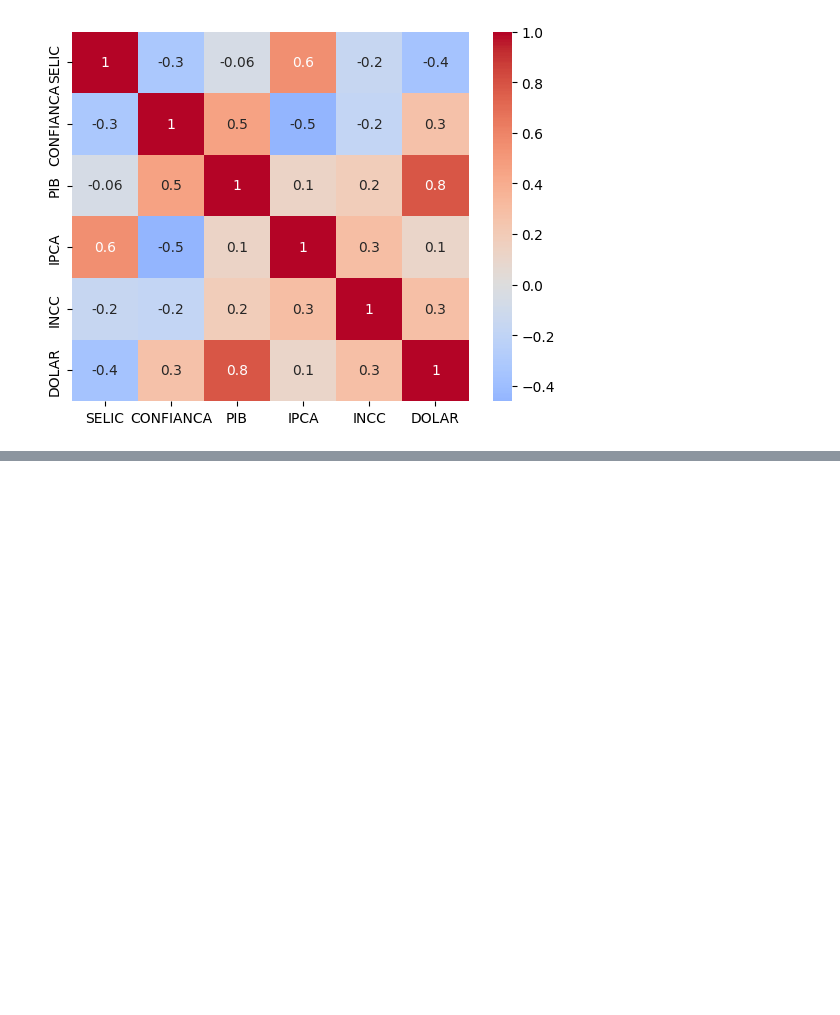
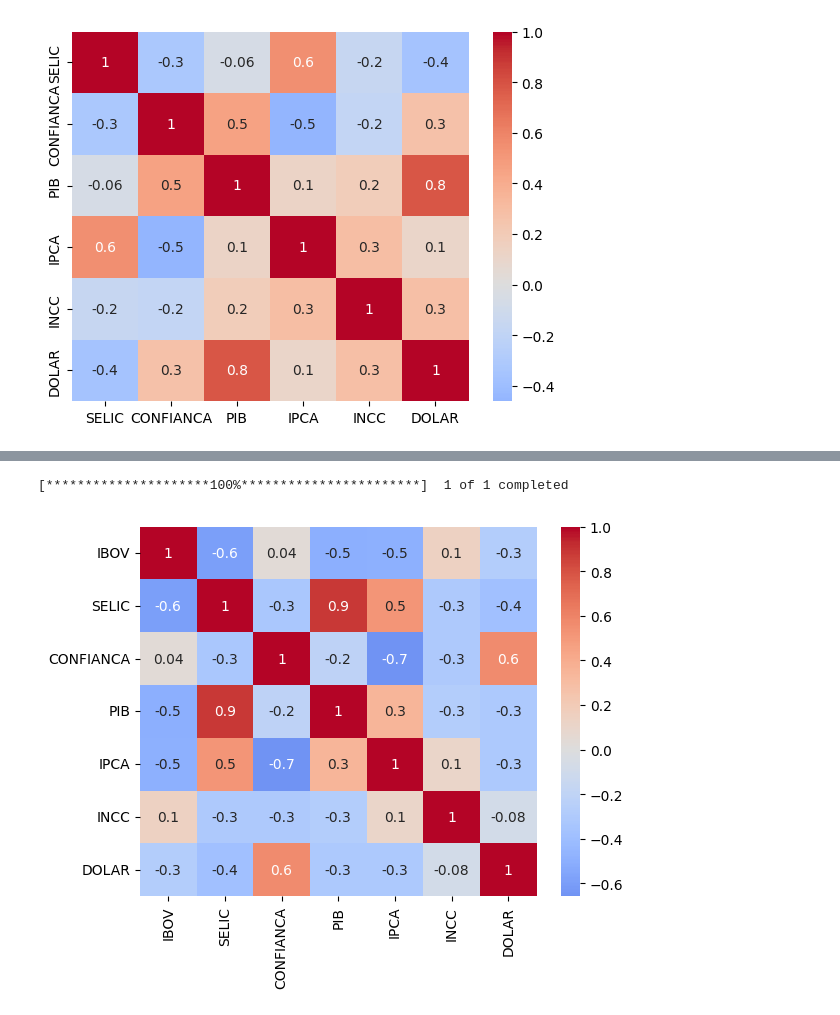
Before and after one commit to wpsilva/Macro, a Jupyter notebook: macro.ipynb, the cells around one changed output, grey strips where cells are left out. Cells and saved outputs as stored; diff of their text form; code cells hidden in the pictures; blank space fills up the shorter version.

```diff
--- a/macro.ipynb
+++ b/macro.ipynb
@@ -369,3 +369,17 @@ fig = make_subplots(rows=1, cols=1, specs=[[{'secondary_y': True}]])
 fig.add_trace(go.Scatter(name="PIB", x=macros.index, y=macros["PIB"]), row=1, col=1)
 fig.add_trace(go.Scatter(name="DOLAR", x=macros.index, y=macros["DOLAR"]), row=1, col=1, secondary_y=True)
 fig.show()
+# %%
+selic3 = pd.DataFrame()
+confianca_consumidor3 = pd.DataFrame()
+pib3 = pd.DataFrame()
+incc3 = pd.DataFrame()
+ipca3 = pd.DataFrame()
+dolar3 = pd.DataFrame()
+# %%
+selic3["SELIC"] = nasdaqdatalink.get("BCB/432", start_date="2015-01-01", collapse='daily')
+ipca3["IPCA"] = nasdaqdatalink.get("BCB/13522", start_date='2015-01-01', collapse='daily')
+incc3["INCC"] = nasdaqdatalink.get("BCB/192", start_date='2015-01-01', collapse='daily')
+pib3["PIB"] = nasdaqdatalink.get("BCB/4380", start_date='2015-01-01', collapse='daily')
+confianca_consumidor3["CONFIANCA"] = nasdaqdatalink.get("BCB/4393", start_date='2015-01-01', collapse='daily')
+dolar3["DOLAR"] = nasdaqdatalink.get("BCB/10813", start_date='2015-01-01', collapse='daily')
@@ -371,0 +493,18 @@ fig.show()
+# %%
+#Indice
+ibov = pd.DataFrame()
+ibov['IBOV'] = yf.download('^BVSP', start='2021-01-01', end='2022-12-31')['Adj Close']
+
+comparativo_ibov = pd.merge(ibov,macros3, how='inner', left_index=True, right_index=True)
+tabela_ibov=comparativo_ibov.corr()
+lista_ibov = tabela_ibov.columns
+
+sns.heatmap(tabela_ibov, cmap='coolwarm',
+            center=0,
+            annot=True,
+            fmt='.1g',
+            xticklabels=lista_ibov,
+            yticklabels=lista_ibov);
+# %% [output]
+[*********************100%***********************]  1 of 1 completed
+[figure, added]
```
Also changed, not shown: parts of 25 cells of this notebook.
